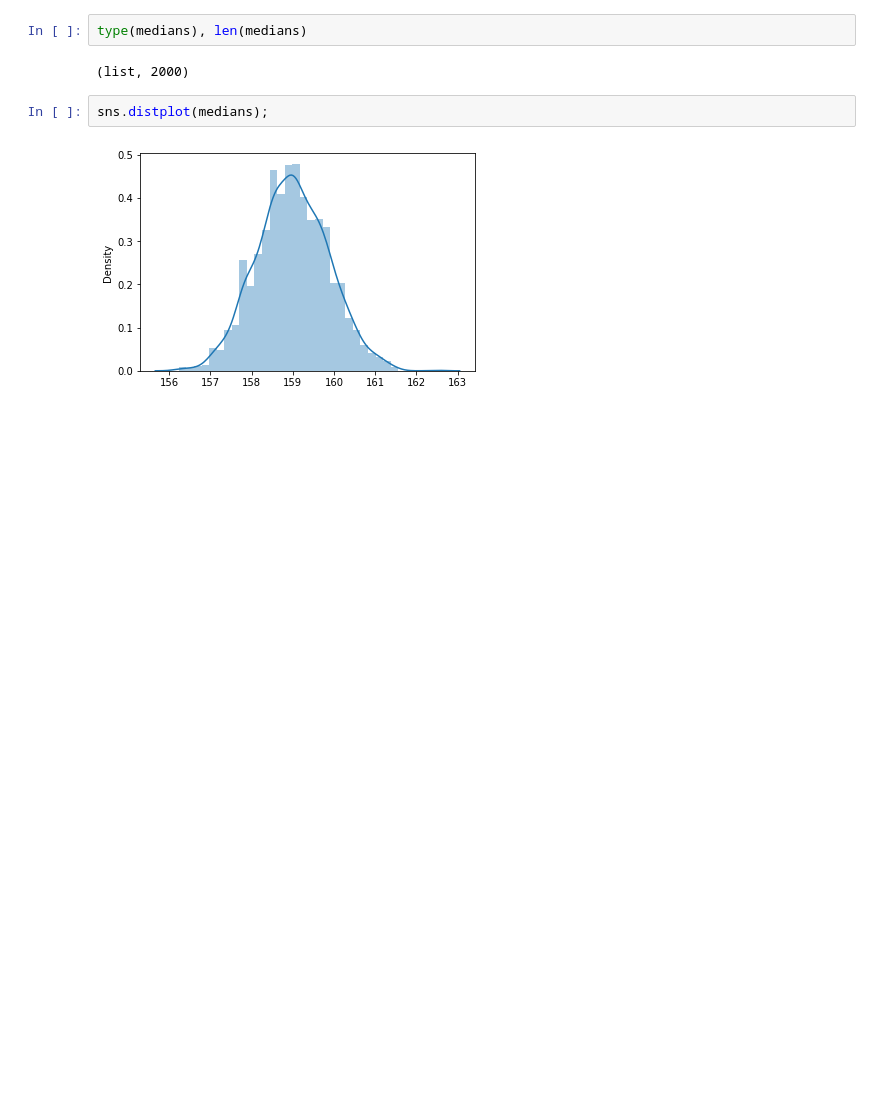
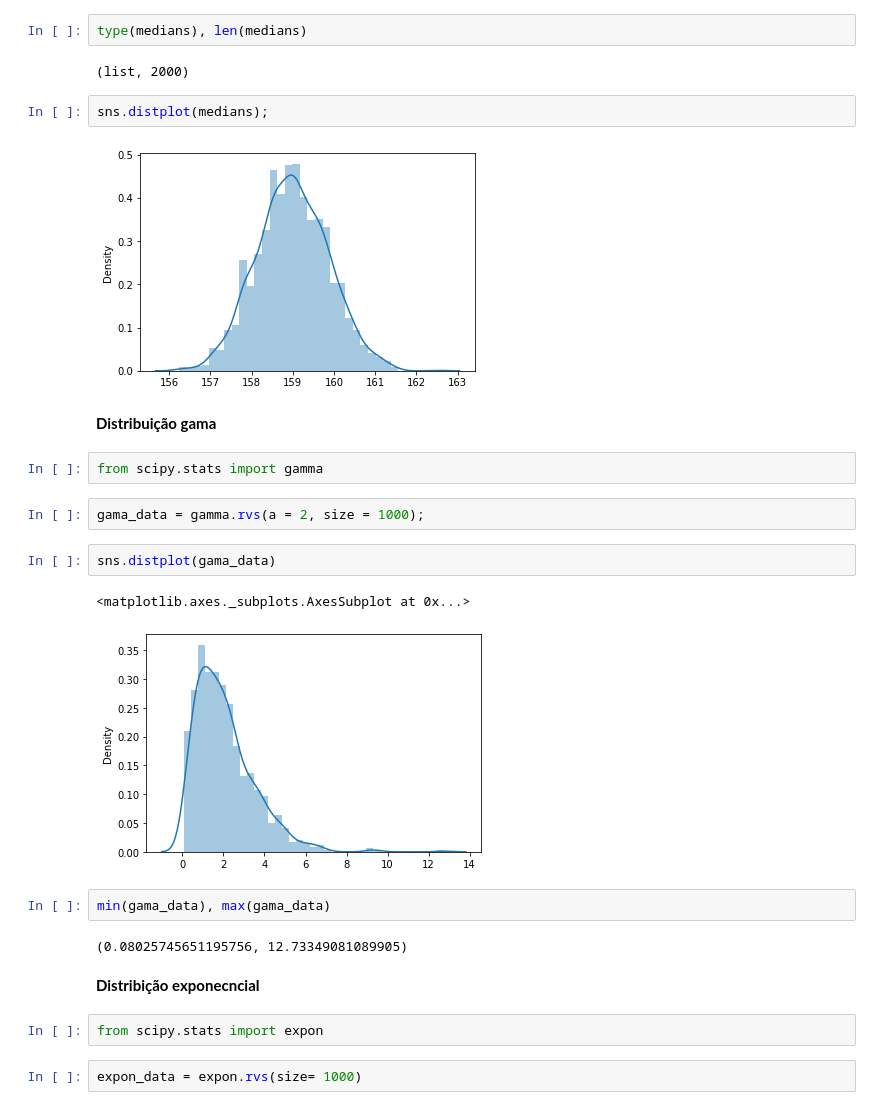
Before and after one commit to miller00315/estatistica_machine_learning, a Jupyter notebook: distribuicoes.ipynb, the cells around one changed output. Drawn from its saved outputs; the diff is of its cells as text; blank space fills up the shorter version.

```diff
--- a/distribuicoes.ipynb
+++ b/distribuicoes.ipynb
@@ -209,3 +209,24 @@ type(medians), len(medians)
 sns.distplot(medians);
 # %% [output]
 [figure]
+# %% [markdown]
+**Distribuição gama**
+# %%
+from scipy.stats import gamma
+# %%
+gama_data = gamma.rvs(a = 2, size = 1000);
+# %%
+sns.distplot(gama_data)
+# %% [output]
+<matplotlib.axes._subplots.AxesSubplot at 0x...>
+[figure, added]
+# %%
+min(gama_data), max(gama_data)
+# %% [output]
+(0.08025745651195756, 12.73349081089905)
+# %% [markdown]
+**Distribição exponecncial**
+# %%
+from scipy.stats import expon
+# %%
+expon_data = expon.rvs(size= 1000)
```
Also changed, not shown: parts of 46 cells of this notebook.
